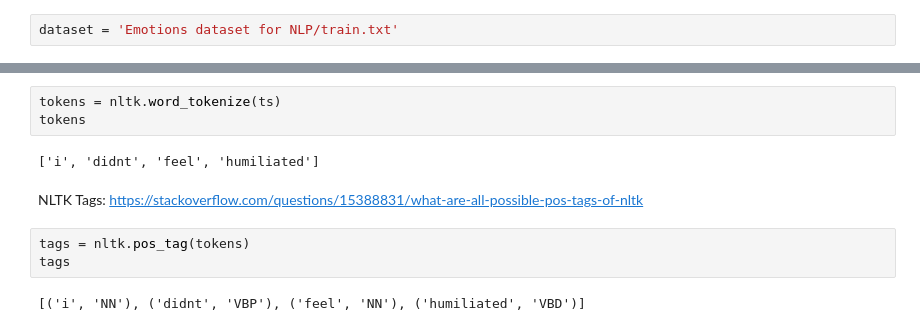
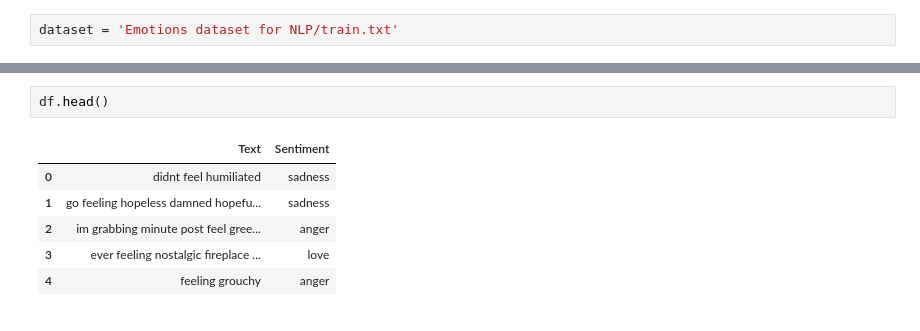
Before and after one commit to Arangion/CompCogFinal, a Jupyter notebook: final.ipynb, the cells around one changed output, grey strips where cells are left out. Cells and saved outputs as stored; diff of their text form.

```diff
--- a/final.ipynb
+++ b/final.ipynb
@@ -65,12 +70,9 @@ df.Text = df.Text.apply(lambda t: filter(t))
-# %%
-tokens = nltk.word_tokenize(ts)
-tokens
-# %% [output]
-['i', 'didnt', 'feel', 'humiliated']
-# %% [markdown]
-NLTK Tags: https://stackoverflow.com/questions/15388831/what-are-all-possible-pos-tags-of-nltk
-# %%
-tags = nltk.pos_tag(tokens)
-tags
-# %% [output]
-[('i', 'NN'), ('didnt', 'VBP'), ('feel', 'NN'), ('humiliated', 'VBD')]
+# %%
+df.head()
+# %% [output]
+|  | Text | Sentiment |
+| 0 | didnt feel humiliated | sadness |
+| 1 | go feeling hopeless damned hopefu... | sadness |
+| 2 | im grabbing minute post feel gree... | anger |
+| 3 | ever feeling nostalgic fireplace ... | love |
+| 4 | feeling grouchy | anger |
```
Also changed, not shown: parts of 20 cells of this notebook, 1 other file.
